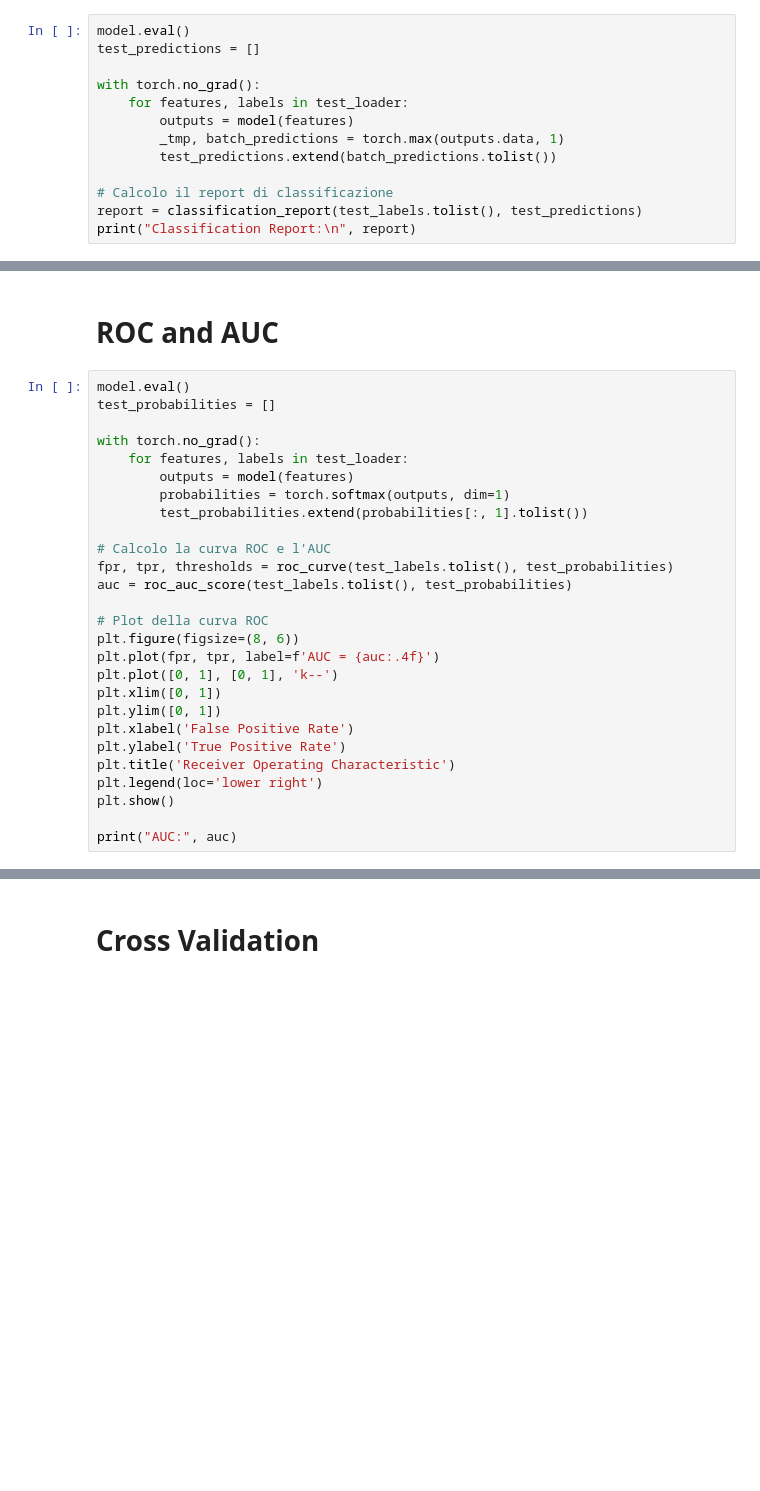
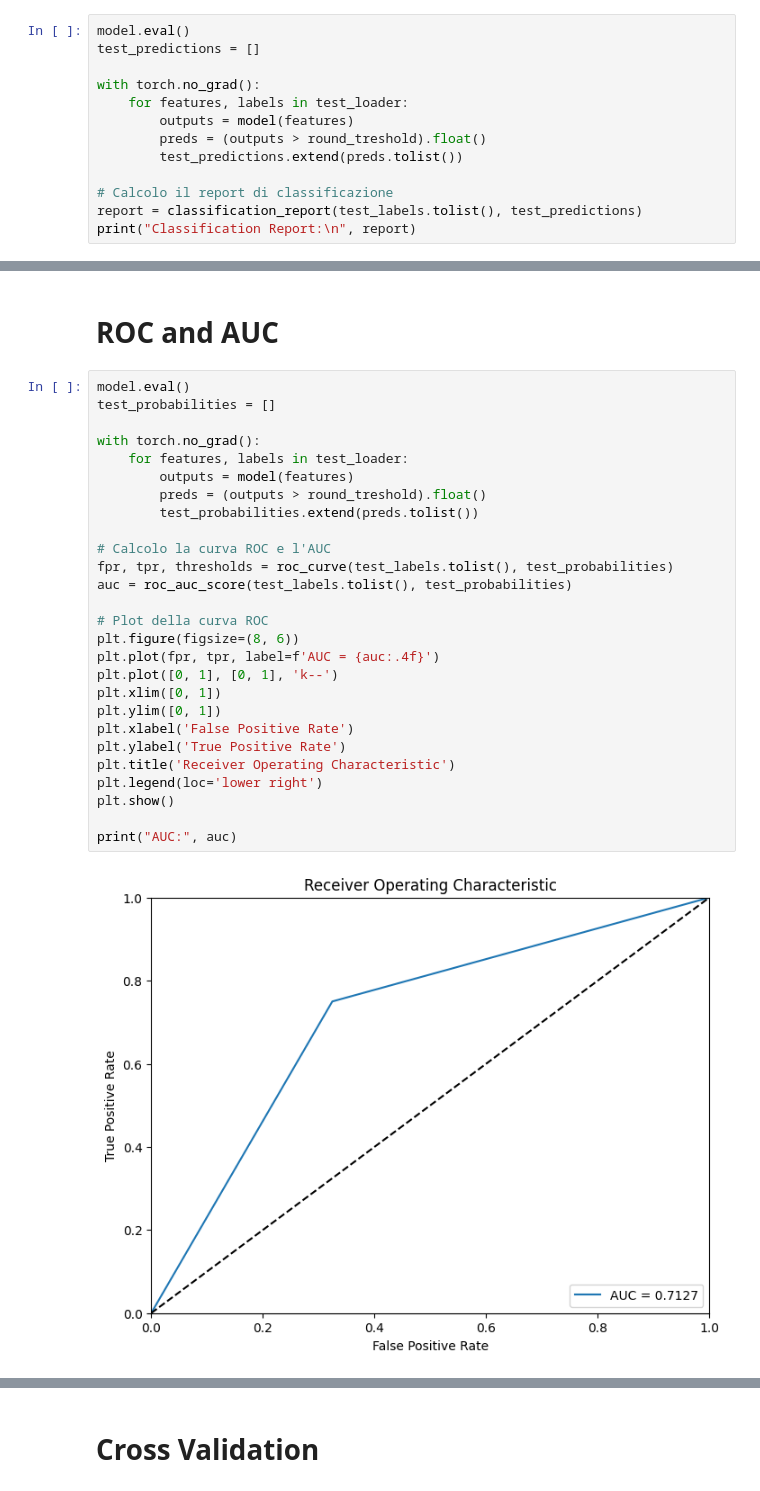
Before and after one commit to SigFerdo/MachineLearning, a Jupyter notebook: neural_network.ipynb, the cells around one changed output, grey strips where cells are left out. Cells and saved outputs as stored; diff of their text form; blank space fills up the shorter version.

```diff
--- a/neural_network.ipynb
+++ b/neural_network.ipynb
@@ -194,8 +264,8 @@ test_predictions = []
 with torch.no_grad():
     for features, labels in test_loader:
         outputs = model(features)
-        _tmp, batch_predictions = torch.max(outputs.data, 1)
-        test_predictions.extend(batch_predictions.tolist())
+        preds = (outputs > round_treshold).float()
+        test_predictions.extend(preds.tolist())
 
 # Calcolo il report di classificazione
 report = classification_report(test_labels.tolist(), test_predictions)
@@ -205,27 +285,29 @@ print("Classification Report:\n", report)
 # %%
 model.eval()
 test_probabilities = []
 
 with torch.no_grad():
     for features, labels in test_loader:
         outputs = model(features)
-        probabilities = torch.softmax(outputs, dim=1)
-        test_probabilities.extend(probabilities[:, 1].tolist())
+        preds = (outputs > round_treshold).float()
+        test_probabilities.extend(preds.tolist())
 
 # Calcolo la curva ROC e l'AUC
 fpr, tpr, thresholds = roc_curve(test_labels.tolist(), test_probabilities)
 auc = roc_auc_score(test_labels.tolist(), test_probabilities)
 
 # Plot della curva ROC
 plt.figure(figsize=(8, 6))
 plt.plot(fpr, tpr, label=f'AUC = {auc:.4f}')
 plt.plot([0, 1], [0, 1], 'k--')
 plt.xlim([0, 1])
 plt.ylim([0, 1])
 plt.xlabel('False Positive Rate')
 plt.ylabel('True Positive Rate')
 plt.title('Receiver Operating Characteristic')
 plt.legend(loc='lower right')
 plt.show()
 
 print("AUC:", auc)
+# %% [output]
+[figure, added]
```
Also changed, not shown: parts of 14 cells of this notebook, 2 other files.
